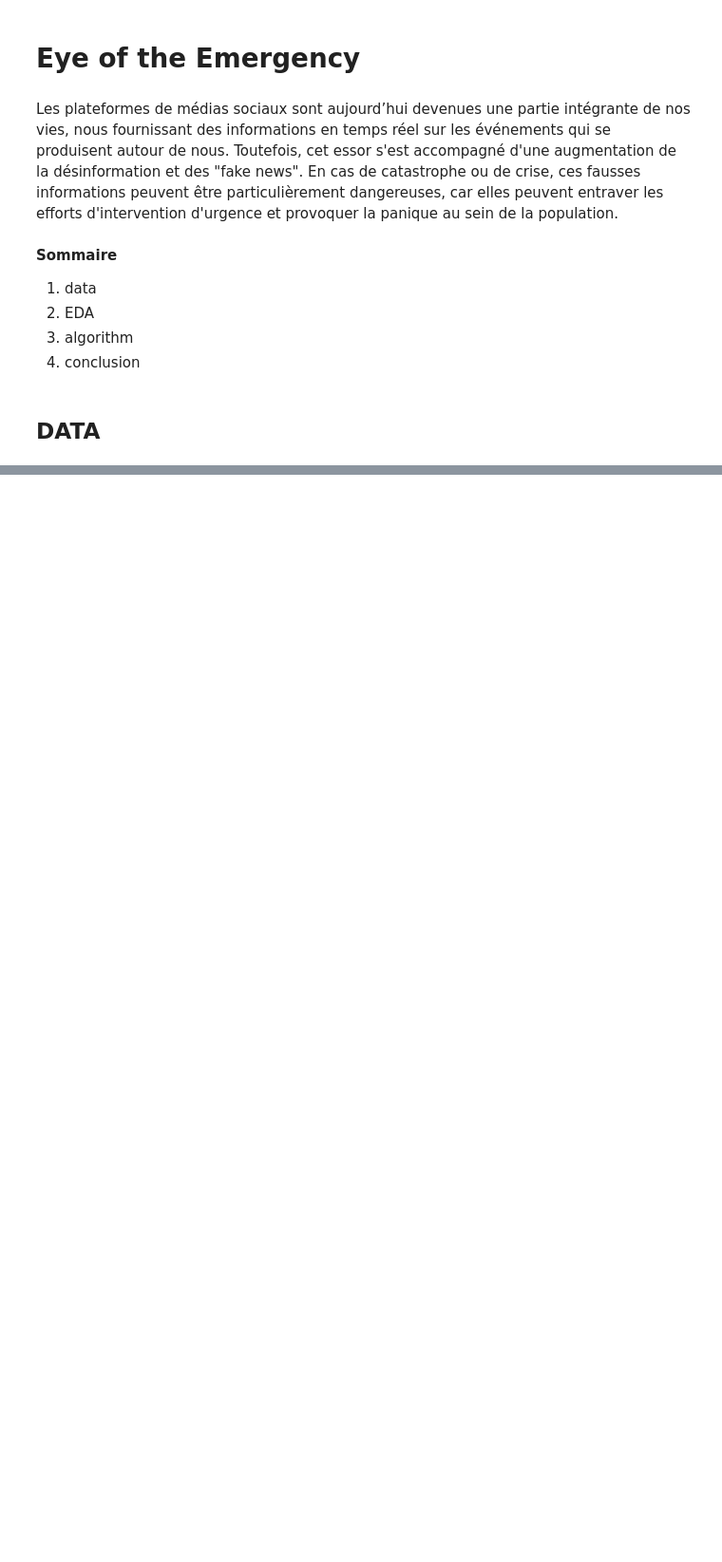
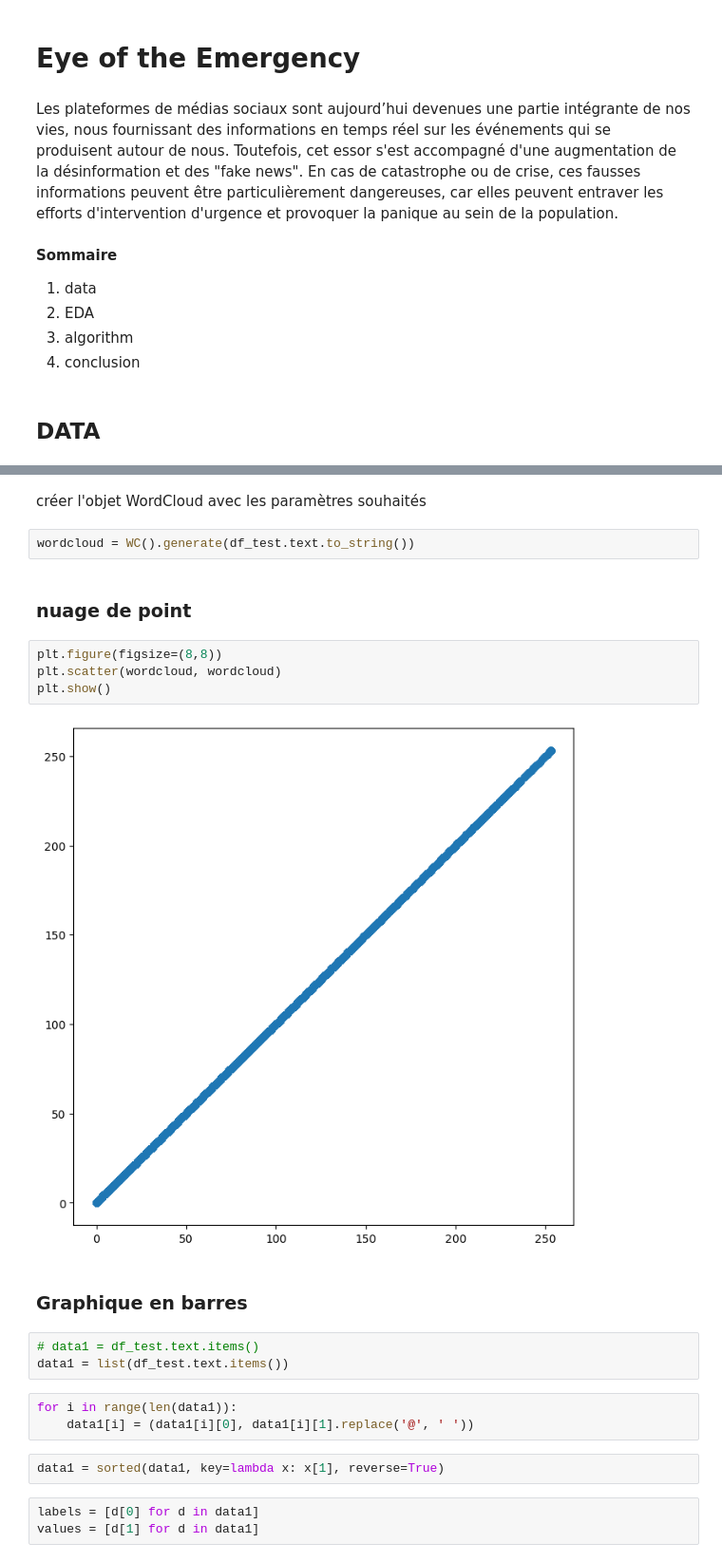
Before and after one commit to roux-michon-stehane/Eye-of-the-Emergency-projet-, a Jupyter notebook: Eye_of_the_Emergency_Notebook .ipynb, the cells around one changed output, grey strips where cells are left out. Shown at 95% size. Drawn from its saved outputs; the diff is of its cells as text; blank space fills up the shorter version.

```diff
--- a/Eye_of_the_Emergency_Notebook .ipynb
+++ b/Eye_of_the_Emergency_Notebook .ipynb
@@ -68,0 +208,25 @@ df.isnull()
+# %% [markdown]
+créer l'objet WordCloud avec les paramètres souhaités
+# %%
+wordcloud = WC().generate(df_test.text.to_string())
+# %% [markdown]
+### nuage de point
+# %%
+plt.figure(figsize=(8,8))
+plt.scatter(wordcloud, wordcloud)
+plt.show()
+# %% [output]
+[figure, added]
+# %% [markdown]
+### Graphique en barres
+# %%
+# data1 = df_test.text.items()
+data1 = list(df_test.text.items())
+# %%
+for i in range(len(data1)):
+    data1[i] = (data1[i][0], data1[i][1].replace('@', ' '))
+# %%
+data1 = sorted(data1, key=lambda x: x[1], reverse=True)
+# %%
+labels = [d[0] for d in data1]
+values = [d[1] for d in data1]
```
Also changed, not shown: parts of 19 cells of this notebook.
